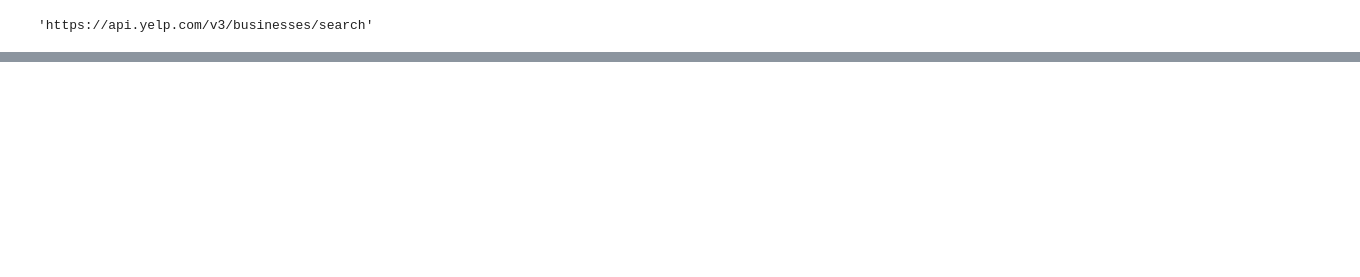
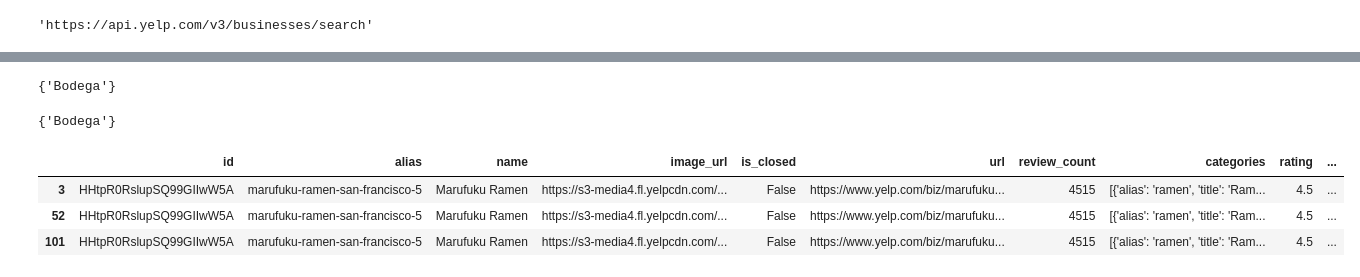
Before and after one commit to kayhanliao/DimSummary, a Jupyter notebook: data_engineering/yelp_api.ipynb, the cells around one changed output, grey strips where cells are left out. Drawn from its saved outputs; the diff is of its cells as text; code cells hidden in the pictures; blank space fills up the shorter version.

Commit message:
pushed data

```diff
--- a/data_engineering/yelp_api.ipynb
+++ b/data_engineering/yelp_api.ipynb
@@ -253,0 +173,10 @@ Not sure why tables were seated and orders were being taken by people in line fi
+# %%
+params = {}
+term = 'restaurants'
+location = 'San Francisco'
+params['term'] = term
+params['location'] = location
+params['limit'] = 50
+params['offset'] = 0
+# %%
+response = requests.get(url,headers=api_header,timeout=25,params=params)
@@ -253,0 +185,23 @@ Not sure why tables were seated and orders were being taken by people in line fi
+# %%
+result = json.loads(response.text)
+# %%
+params = {}
+term = 'restaurants'
+location = 'San Jose'
+params['term'] = term
+params['location'] = location
+params['limit'] = 50
+params['offset'] = 0
+
+df = pd.DataFrame()
+
+while True:
+    response = requests.get(url,headers=api_header,timeout=25,params=params)
+    result = json.loads(response.text)
+
+    df2 = pd.DataFrame(result['businesses'])
+    df = pd.concat([df,df2]).reset_index(drop=True)
+    df.to_csv('chunky_restaurant_metadata_san_jose.csv')
+    # if params['offset'] == 0:
+    #     params['offset'] += 1
+    params['offset'] += 50
@@ -253,0 +269,15 @@ Not sure why tables were seated and orders were being taken by people in line fi
+# %%
+set(df2['name']).intersection(set(df3['name']))
+# %% [output]
+{'Bodega'}
+# %%
+set(df3['name']).intersection(set(df2['name']))
+# %% [output]
+{'Bodega'}
+# %%
+df.loc[[3,52,101]]
+# %% [output]
+|  | id | alias | name | image_url | is_closed | url | review_count | categories | rating | ... |
+| 3 | HHtpR0RslupSQ99GIIwW5A | marufuku-ramen-san-francisco-5 | Marufuku Ramen | https://s3-media4.fl.yelpcdn.com/... | False | https://www.yelp.com/biz/marufuku... | 4515 | [{'alias': 'ramen', 'title': 'Ram... | 4.5 | ... |
+| 52 | HHtpR0RslupSQ99GIIwW5A | marufuku-ramen-san-francisco-5 | Marufuku Ramen | https://s3-media4.fl.yelpcdn.com/... | False | https://www.yelp.com/biz/marufuku... | 4515 | [{'alias': 'ramen', 'title': 'Ram... | 4.5 | ... |
+| 101 | HHtpR0RslupSQ99GIIwW5A | marufuku-ramen-san-francisco-5 | Marufuku Ramen | https://s3-media4.fl.yelpcdn.com/... | False | https://www.yelp.com/biz/marufuku... | 4515 | [{'alias': 'ramen', 'title': 'Ram... | 4.5 | ... |
```
Also changed, not shown: parts of 60 cells of this notebook, 8 other files.
